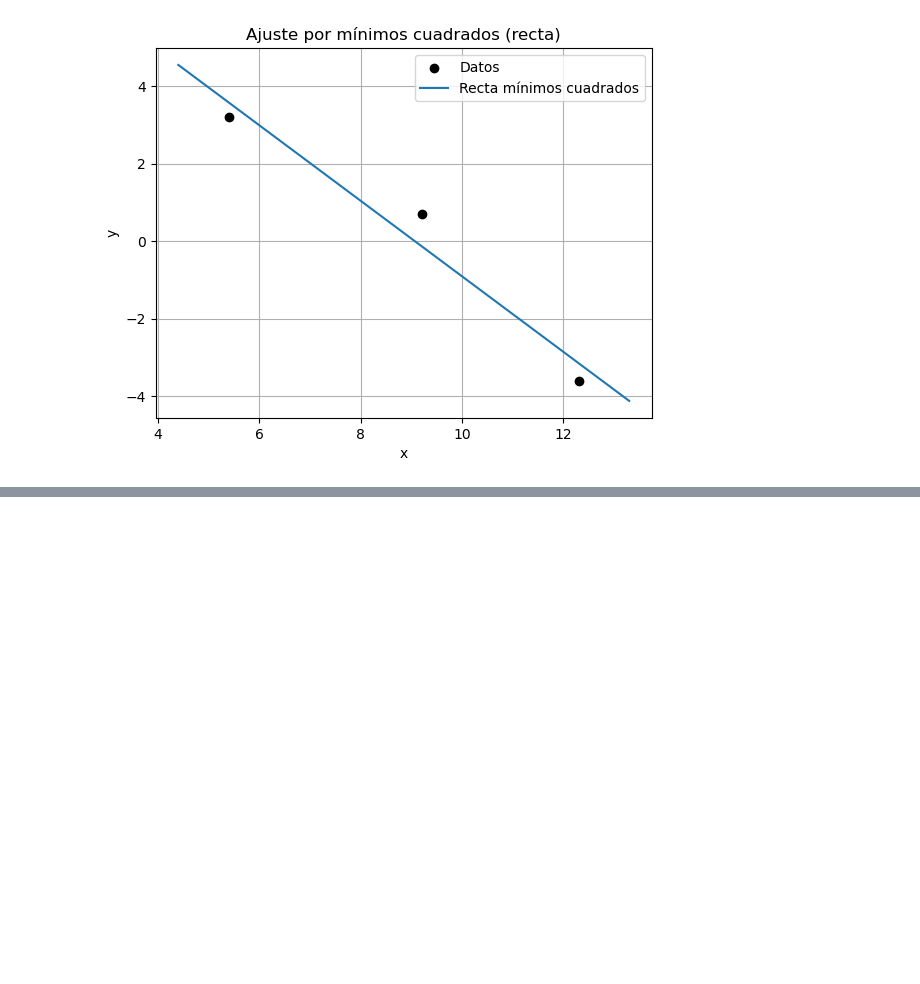
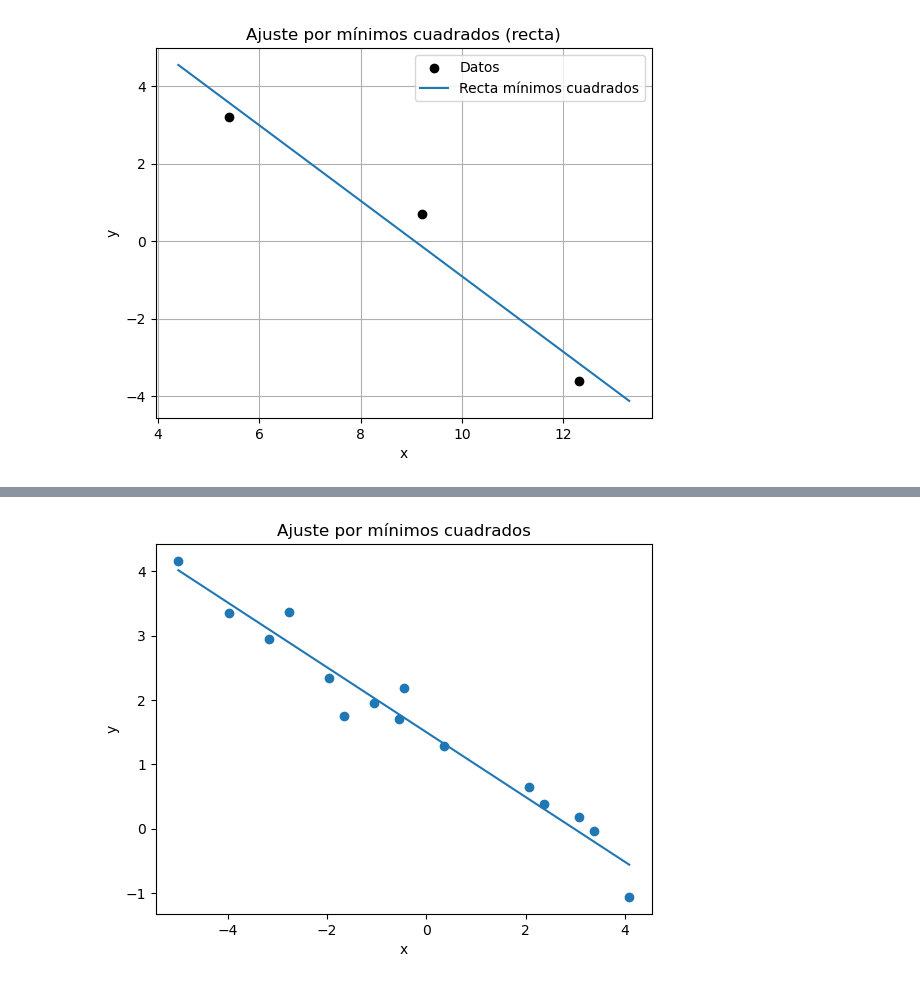
Before and after one commit to CelesteLascano017/taller-m-nimos-cuadrados, a Jupyter notebook: Mínimos_Cuadrados.ipynb, the cells around one changed output, grey strips where cells are left out. Saved outputs shown, nothing was run; the diff lists cells and outputs as text; code cells hidden in the pictures; blank space fills up the shorter version.

```diff
--- a/Mínimos_Cuadrados.ipynb
+++ b/Mínimos_Cuadrados.ipynb
@@ -183,0 +132,24 @@ plt.show()
+# %%
+import numpy as np
+import matplotlib.pyplot as plt
+
+# Datos
+xs = [3.38,0.35,2.07,-0.45,-0.55,-1.06,-2.77,3.08,-3.98,-5, -3.18,-1.96,2.37,-1.66,4.09]
+ys = [-0.04,1.28,0.65,2.18,1.70,1.96,3.36,0.18,3.35,4.16,2.95,2.34,0.38,1.75,-1.06]
+
+# Ajuste por mínimos cuadrados
+a1, a0 = ajustar_min_cuadrados(xs, ys, [der_parcial_1, der_parcial_0])
+
+# Recta ajustada
+x_line = np.linspace(min(xs), max(xs), 100)
+y_line = a1 * x_line + a0
+
+# Gráfica
+plt.figure()
+plt.scatter(xs, ys)
+plt.plot(x_line, y_line)
+plt.xlabel("x")
+plt.ylabel("y")
+plt.title("Ajuste por mínimos cuadrados")
+plt.show()
+# %% [output]
@@ -183,0 +157 @@ plt.show()
+[figure, added]
```
Also changed, not shown: parts of 14 cells of this notebook.
